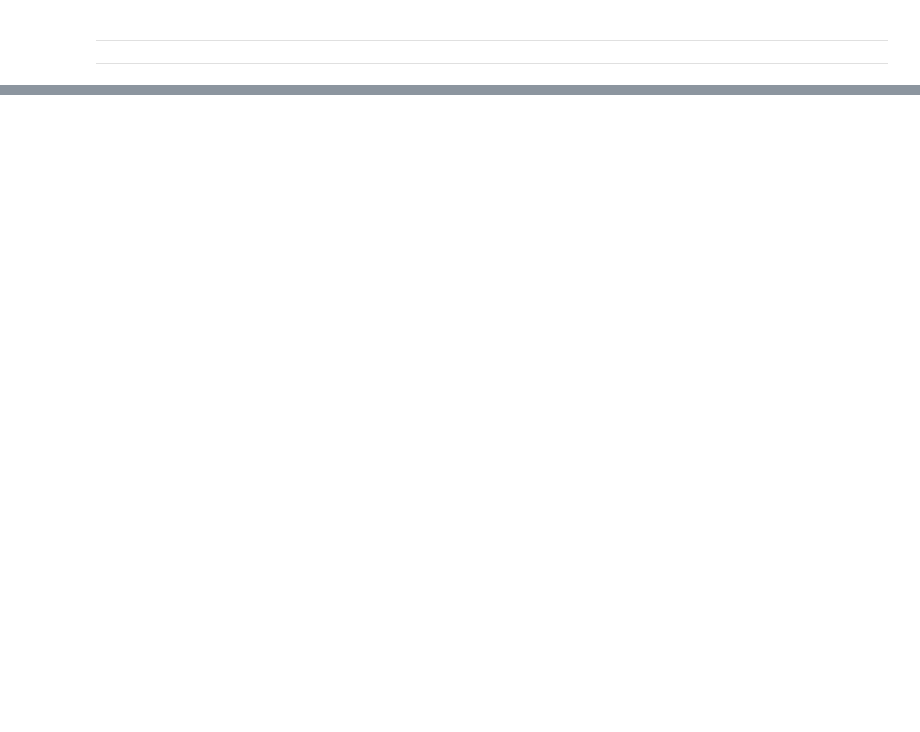
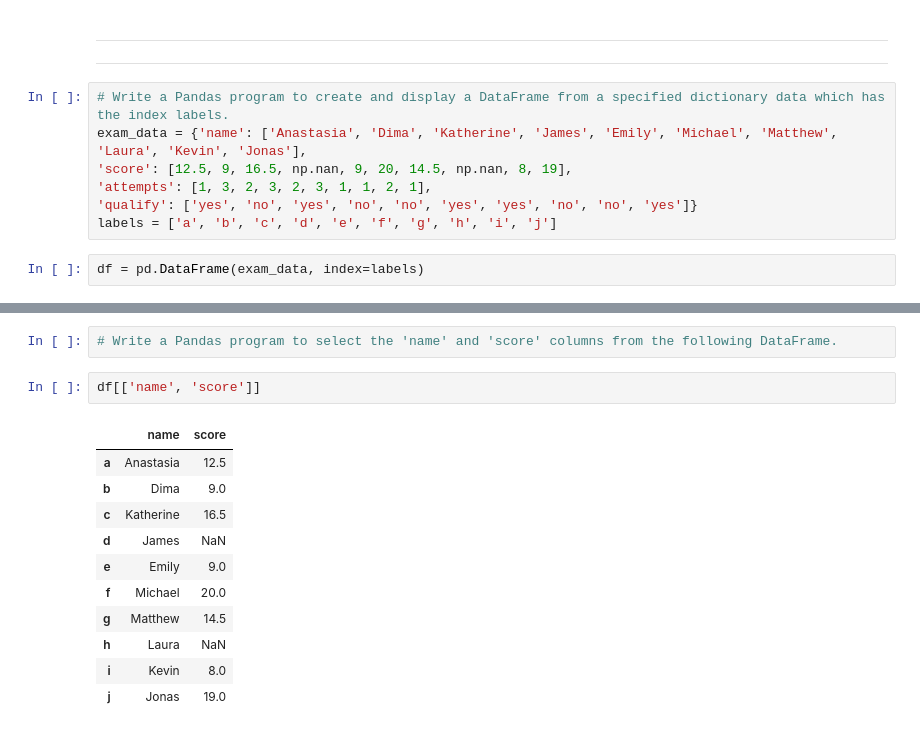
Before and after one commit to hishampaloli/Basic_Data_science_lib, a Jupyter notebook: pandas/PandasExercise.ipynb, the cells around one changed output, grey strips where cells are left out. Cells and saved outputs as stored; diff of their text form; blank space fills up the shorter version.

```diff
--- a/pandas/PandasExercise.ipynb
+++ b/pandas/PandasExercise.ipynb
@@ -268,3 +266,12 @@ Name: date, dtype: int64
 ---
 
 ---
+# %%
+# Write a Pandas program to create and display a DataFrame from a specified dictionary data which has the index labels.
+exam_data = {'name': ['Anastasia', 'Dima', 'Katherine', 'James', 'Emily', 'Michael', 'Matthew', 'Laura', 'Kevin', 'Jonas'],
+'score': [12.5, 9, 16.5, np.nan, 9, 20, 14.5, np.nan, 8, 19],
+'attempts': [1, 3, 2, 3, 2, 3, 1, 1, 2, 1],
+'qualify': ['yes', 'no', 'yes', 'no', 'no', 'yes', 'yes', 'no', 'no', 'yes']}
+labels = ['a', 'b', 'c', 'd', 'e', 'f', 'g', 'h', 'i', 'j']
+# %%
+df = pd.DataFrame(exam_data, index=labels)
@@ -270,0 +301,16 @@ Name: date, dtype: int64
+# %%
+# Write a Pandas program to select the 'name' and 'score' columns from the following DataFrame.
+# %%
+df[['name', 'score']]
+# %% [output]
+|  | name | score |
+| a | Anastasia | 12.5 |
+| b | Dima | 9.0 |
+| c | Katherine | 16.5 |
+| d | James | NaN |
+| e | Emily | 9.0 |
+| f | Michael | 20.0 |
+| g | Matthew | 14.5 |
+| h | Laura | NaN |
+| i | Kevin | 8.0 |
+| j | Jonas | 19.0 |
```
Also changed, not shown: parts of 10 cells of this notebook.
